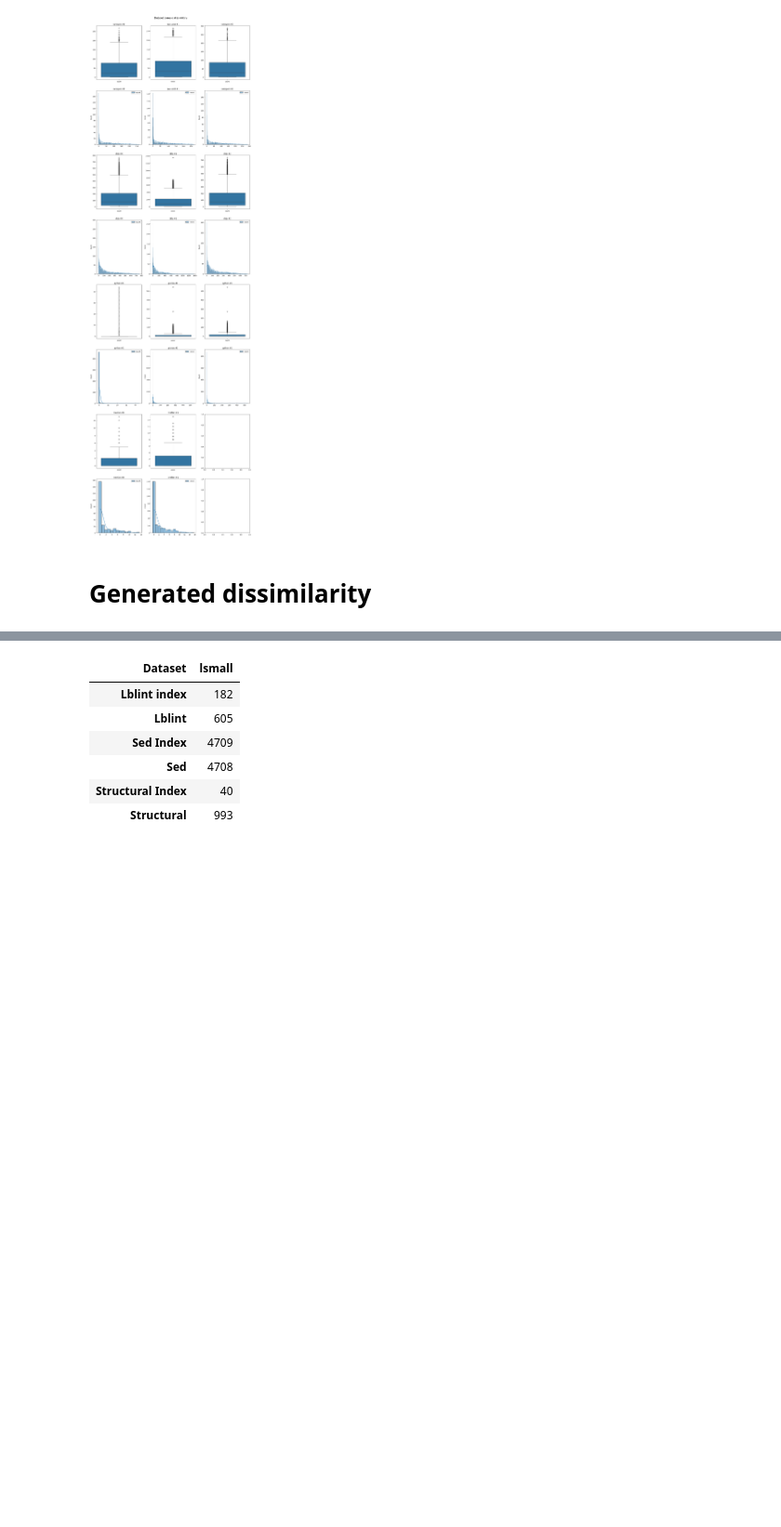
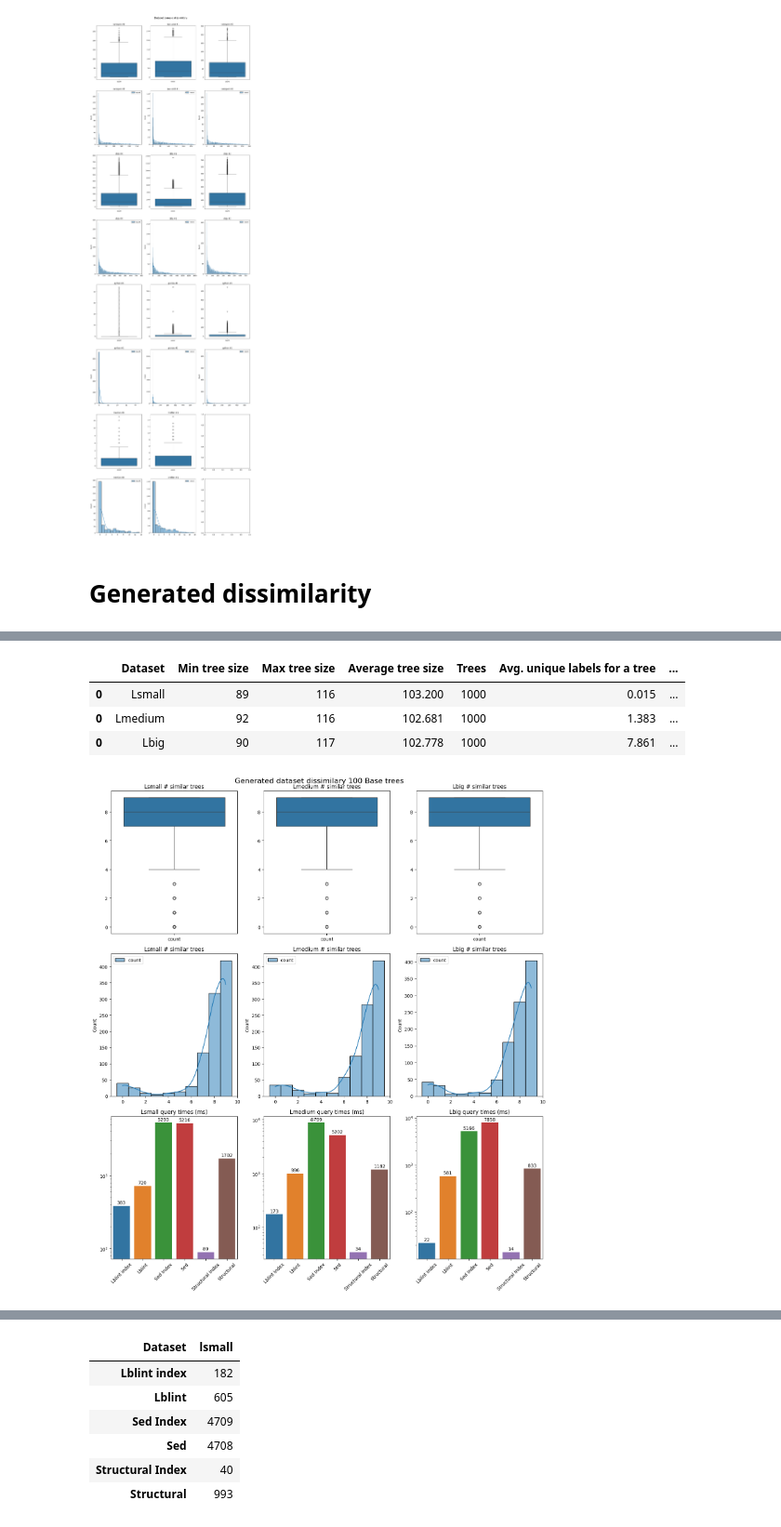
Before and after one commit to LukMRVC/tree-statistics, a Jupyter notebook: TED-viz.ipynb, the cells around one changed output, grey strips where cells are left out. Shown at 93% size. Cells and saved outputs as stored; diff of their text form; code cells hidden in the pictures; blank space fills up the shorter version.

```diff
--- a/TED-viz.ipynb
+++ b/TED-viz.ipynb
@@ -1129,0 +1141,8 @@ display(stats_df)
+# %%
+print_generated_dissimilar('resources/workloads/generated/base-100', '100 Base trees')
+# %% [output]
+|  | Dataset | Min tree size | Max tree size | Average tree size | Trees | Avg. unique labels for a tree | ... |
+| 0 | Lsmall | 89 | 116 | 103.200 | 1000 | 0.015 | ... |
+| 0 | Lmedium | 92 | 116 | 102.681 | 1000 | 1.383 | ... |
+| 0 | Lbig | 90 | 117 | 102.778 | 1000 | 7.861 | ... |
+[figure, added]
```
Also changed, not shown: parts of 8 cells of this notebook, 3 other files.
